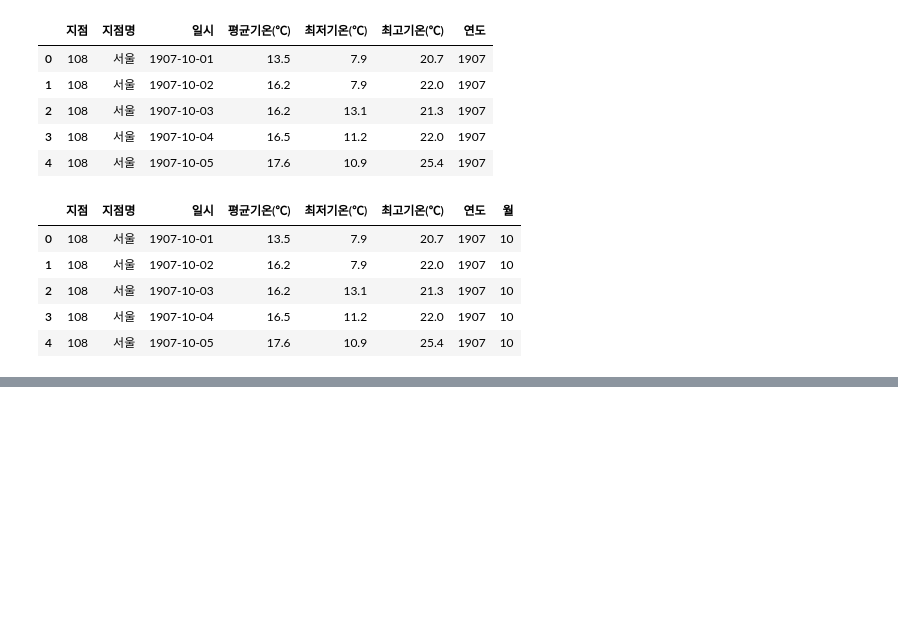
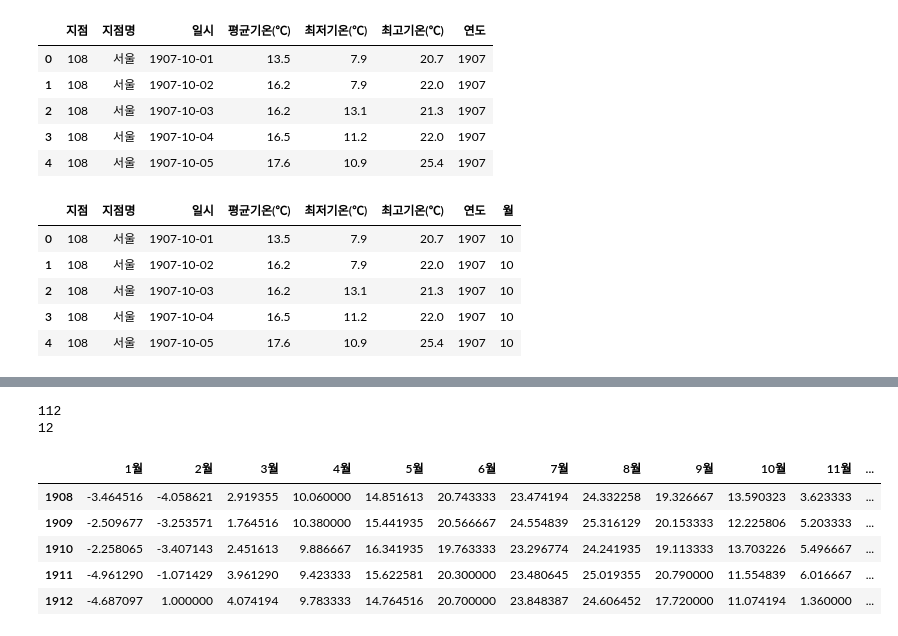
Before and after one commit to venture21/DataScience2024, a Jupyter notebook: 서울100년의날씨데이터분석.ipynb, the cells around one changed output, grey strips where cells are left out. Saved outputs shown, nothing was run; the diff lists cells and outputs as text; code cells hidden in the pictures; blank space fills up the shorter version.

```diff
--- a/서울100년의날씨데이터분석.ipynb
+++ b/서울100년의날씨데이터분석.ipynb
@@ -230,6 +193,3 @@ df.head()
 | 2 | 108 | 서울 | 1907-10-03 | 16.2 | 13.1 | 21.3 | 1907 | 10 |
 | 3 | 108 | 서울 | 1907-10-04 | 16.5 | 11.2 | 22.0 | 1907 | 10 |
 | 4 | 108 | 서울 | 1907-10-05 | 17.6 | 10.9 | 25.4 | 1907 | 10 |
-# %%
-delList = df[df['연도']==1907].index
-df.drop(delList, inplace=True)
@@ -243,0 +212,3 @@ Index([ 0,  1,  2,  3,  4,  5,  6,  7,  8,  9, 10, 11, 12, 13, 14, 15, 16, 17,
+# %%
+# df의 15676~16431 index 모두 삭제
+df = df.drop(df.index[15676:16432])
@@ -243,0 +315,18 @@ Index([ 0,  1,  2,  3,  4,  5,  6,  7,  8,  9, 10, 11, 12, 13, 14, 15, 16, 17,
+# %%
+# monthAvg의 배열 크기 확인하기
+print(len(monthAvg))
+print(len(monthAvg[0]))
+# %% [output]
+112
+12
+# %%
+columns=['1월','2월','3월','4월','5월','6월','7월','8월','9월','10월','11월','12월']
+month_df = pd.DataFrame(monthAvg, index=index, columns=columns)
+month_df.head()
+# %% [output]
+|  | 1월 | 2월 | 3월 | 4월 | 5월 | 6월 | 7월 | 8월 | 9월 | 10월 | 11월 | ... |
+| 1908 | -3.464516 | -4.058621 | 2.919355 | 10.060000 | 14.851613 | 20.743333 | 23.474194 | 24.332258 | 19.326667 | 13.590323 | 3.623333 | ... |
+| 1909 | -2.509677 | -3.253571 | 1.764516 | 10.380000 | 15.441935 | 20.566667 | 24.554839 | 25.316129 | 20.153333 | 12.225806 | 5.203333 | ... |
+| 1910 | -2.258065 | -3.407143 | 2.451613 | 9.886667 | 16.341935 | 19.763333 | 23.296774 | 24.241935 | 19.113333 | 13.703226 | 5.496667 | ... |
+| 1911 | -4.961290 | -1.071429 | 3.961290 | 9.423333 | 15.622581 | 20.300000 | 23.480645 | 25.019355 | 20.790000 | 11.554839 | 6.016667 | ... |
+| 1912 | -4.687097 | 1.000000 | 4.074194 | 9.783333 | 14.764516 | 20.700000 | 23.848387 | 24.606452 | 17.720000 | 11.074194 | 1.360000 | ... |
```
Also changed, not shown: parts of 18 cells of this notebook.
